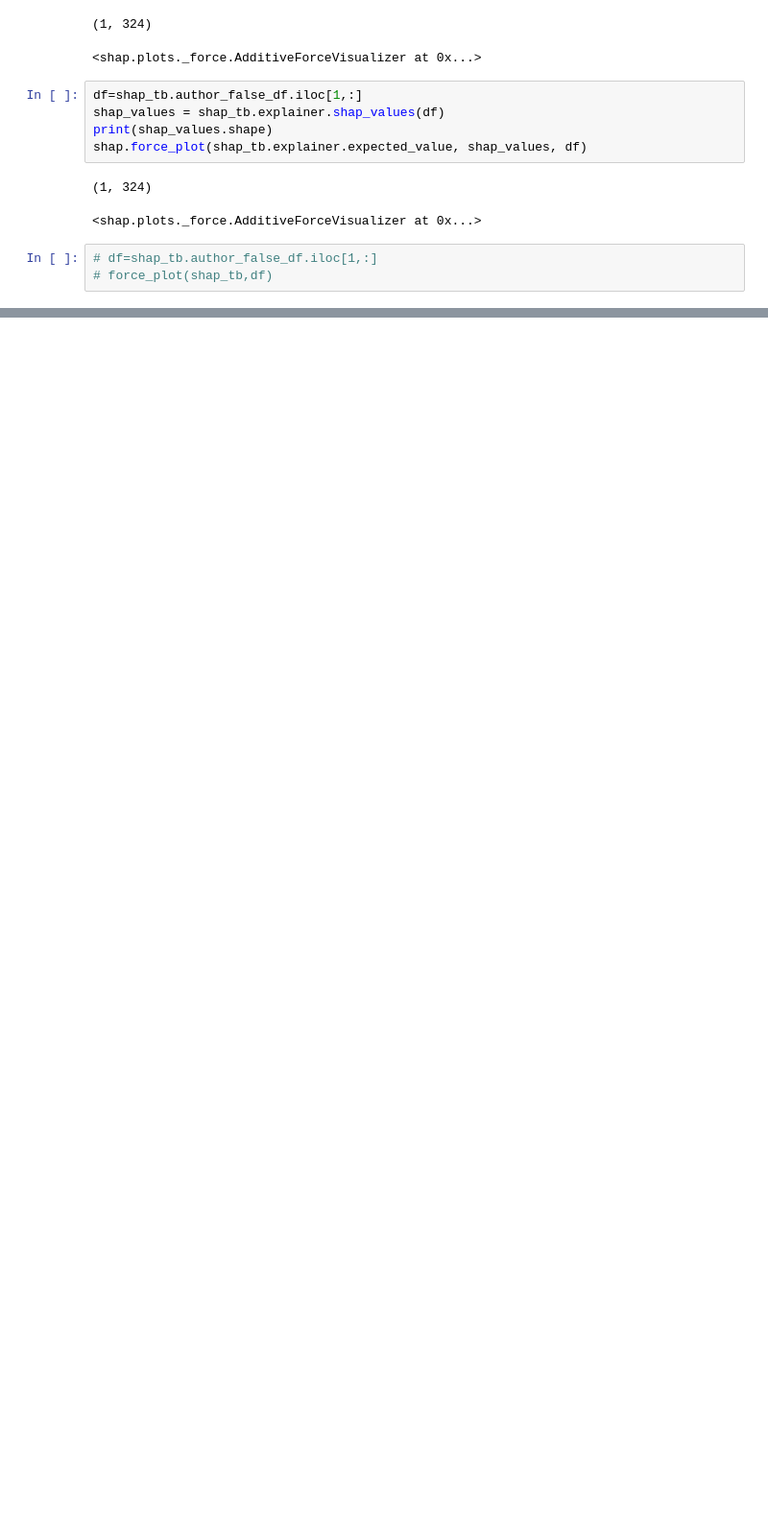
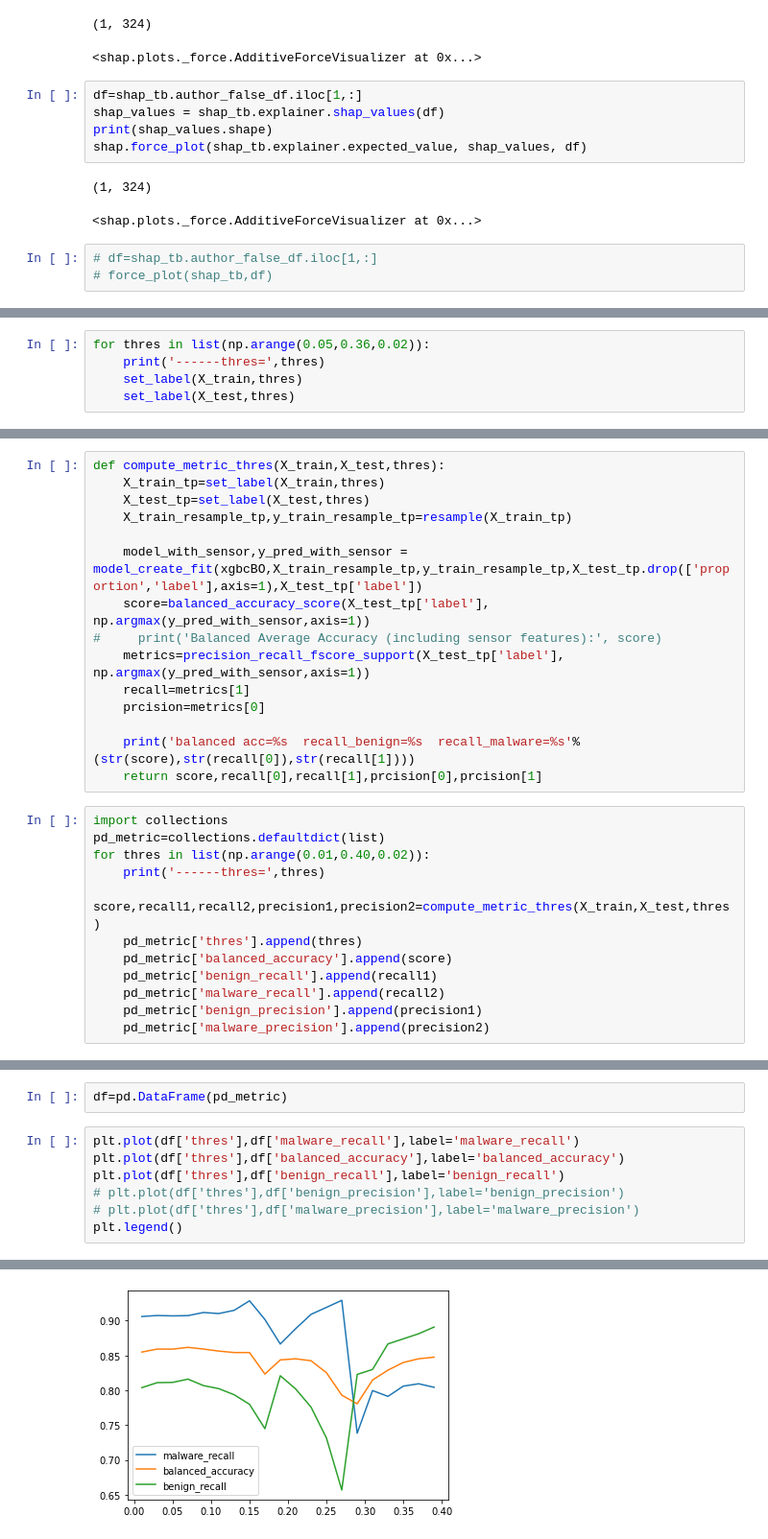
Before and after one commit to Programming-Systems-Lab/Capstone-2, a Jupyter notebook: Model Training/XGBoost_with_hash.ipynb, the cells around one changed output, grey strips where cells are left out. Shown at 96% size. Cells and saved outputs as stored; diff of their text form; blank space fills up the shorter version.

```diff
--- a/Model Training/XGBoost_with_hash.ipynb
+++ b/Model Training/XGBoost_with_hash.ipynb
@@ -829,0 +840,5 @@ shap.force_plot(shap_tb.explainer.expected_value, shap_values, df)
+# %%
+for thres in list(np.arange(0.05,0.36,0.02)):
+    print('------thres=',thres)
+    set_label(X_train,thres)
+    set_label(X_test,thres)
@@ -829,0 +863,27 @@ shap.force_plot(shap_tb.explainer.expected_value, shap_values, df)
+# %%
+def compute_metric_thres(X_train,X_test,thres):
+    X_train_tp=set_label(X_train,thres)
+    X_test_tp=set_label(X_test,thres)
+    X_train_resample_tp,y_train_resample_tp=resample(X_train_tp)
+
+    model_with_sensor,y_pred_with_sensor = model_create_fit(xgbcBO,X_train_resample_tp,y_train_resample_tp,X_test_tp.drop(['proportion','label'],axis=1),X_test_tp['label'])
+    score=balanced_accuracy_score(X_test_tp['label'], np.argmax(y_pred_with_sensor,axis=1))
+#     print('Balanced Average Accuracy (including sensor features):', score)
+    metrics=precision_recall_fscore_support(X_test_tp['label'], np.argmax(y_pred_with_sensor,axis=1))
+    recall=metrics[1]
+    prcision=metrics[0]
+
+    print('balanced acc=%s  recall_benign=%s  recall_malware=%s'%(str(score),str(recall[0]),str(recall[1])))
+    return score,recall[0],recall[1],prcision[0],prcision[1]
+# %%
+import collections
+pd_metric=collections.defaultdict(list)
+for thres in list(np.arange(0.01,0.40,0.02)):
+    print('------thres=',thres)
+    score,recall1,recall2,precision1,precision2=compute_metric_thres(X_train,X_test,thres)
+    pd_metric['thres'].append(thres)
+    pd_metric['balanced_accuracy'].append(score)
+    pd_metric['benign_recall'].append(recall1)
+    pd_metric['malware_recall'].append(recall2)
+    pd_metric['benign_precision'].append(precision1)
+    pd_metric['malware_precision'].append(precision2)
@@ -829,0 +930,10 @@ shap.force_plot(shap_tb.explainer.expected_value, shap_values, df)
+# %%
+df=pd.DataFrame(pd_metric)
+# %%
+plt.plot(df['thres'],df['malware_recall'],label='malware_recall')
+plt.plot(df['thres'],df['balanced_accuracy'],label='balanced_accuracy')
+plt.plot(df['thres'],df['benign_recall'],label='benign_recall')
+# plt.plot(df['thres'],df['benign_precision'],label='benign_precision')
+# plt.plot(df['thres'],df['malware_precision'],label='malware_precision')
+plt.legend()
+# %% [output]
@@ -829,0 +941 @@ shap.force_plot(shap_tb.explainer.expected_value, shap_values, df)
+[figure, added]
```
Also changed, not shown: parts of 13 cells of this notebook, 1 other file.
